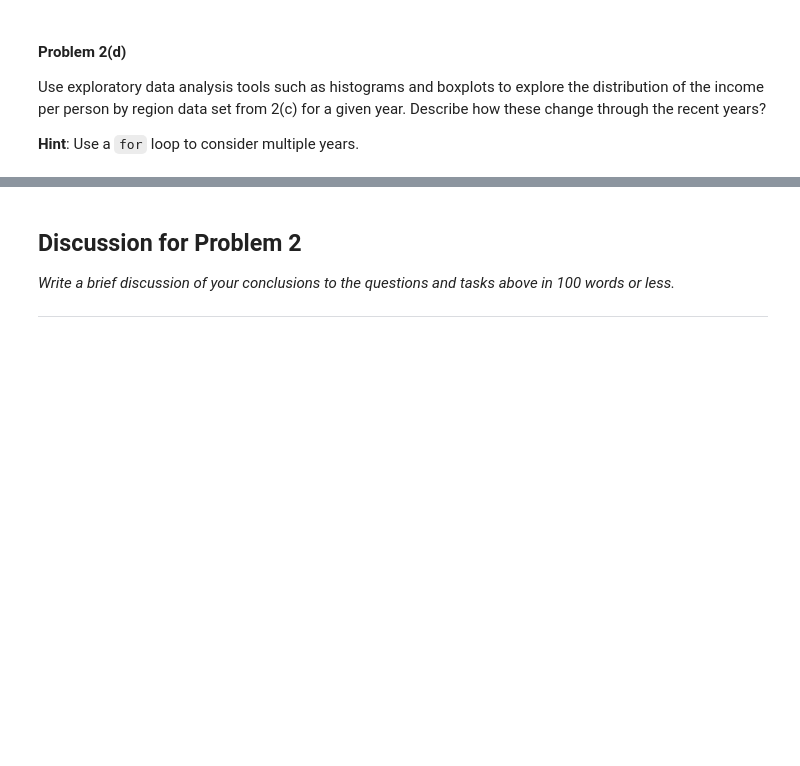
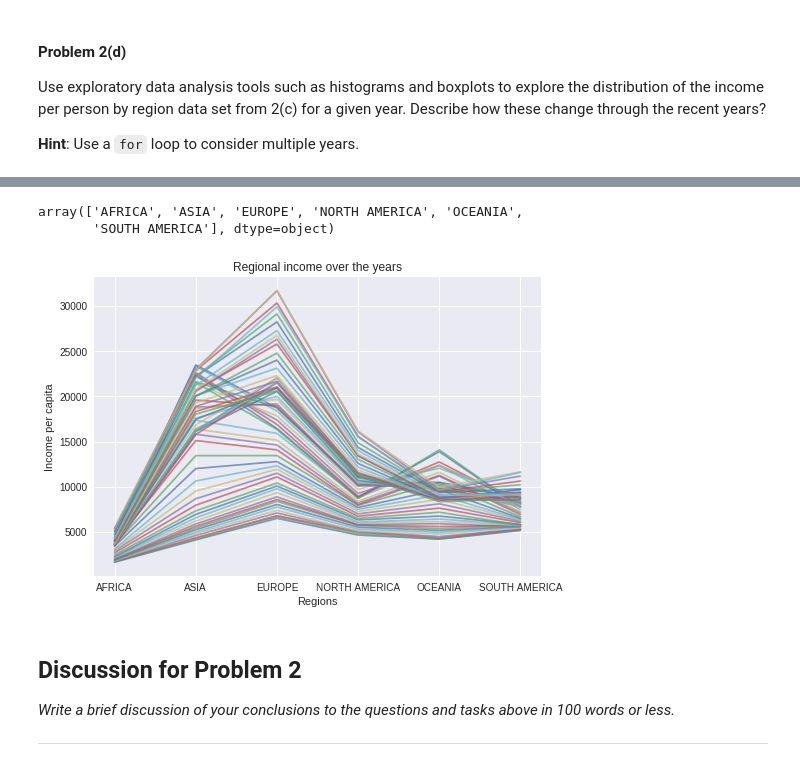
Before and after one commit to fergusio/cs109-2015, a Jupyter notebook: homework/HW1.ipynb, the cells around one changed output, grey strips where cells are left out. Saved outputs shown, nothing was run; the diff lists cells and outputs as text; code cells hidden in the pictures; blank space fills up the shorter version.

```diff
--- a/homework/HW1.ipynb
+++ b/homework/HW1.ipynb
@@ -426,3 +490,7 @@ Example
 >>> mergeByYear(2010)
 """
 #your code here
+def country_income_for_year(year):
+    return countries.join(income[year], on="Country", how="inner")
+
+country_income_for_year(2000).head()
@@ -437,3 +520,20 @@ Use exploratory data analysis tools such as histograms and boxplots to explore t
+# %%
+regions = country_income_for_year(2000).groupby("Region").mean().reset_index()["Region"].values
+regions
+# %% [output]
+array(['AFRICA', 'ASIA', 'EUROPE', 'NORTH AMERICA', 'OCEANIA',
+       'SOUTH AMERICA'], dtype=object)
+# %%
+#your code here
+for yr in range(1950,2010):
+    df = country_income_for_year(yr).groupby("Region").mean().reset_index()
+    plt.plot(range(6), df[yr], alpha=0.7)
+plt.title(f"Regional income over the years")
+plt.xticks(range(6), regions)
+plt.xlabel("Regions")
+plt.ylabel("Income per capita");
+# %% [output]
+[figure, added]
 # %% [markdown]
 ## Discussion for Problem 2
 
```
Also changed, not shown: parts of 20 cells of this notebook.
